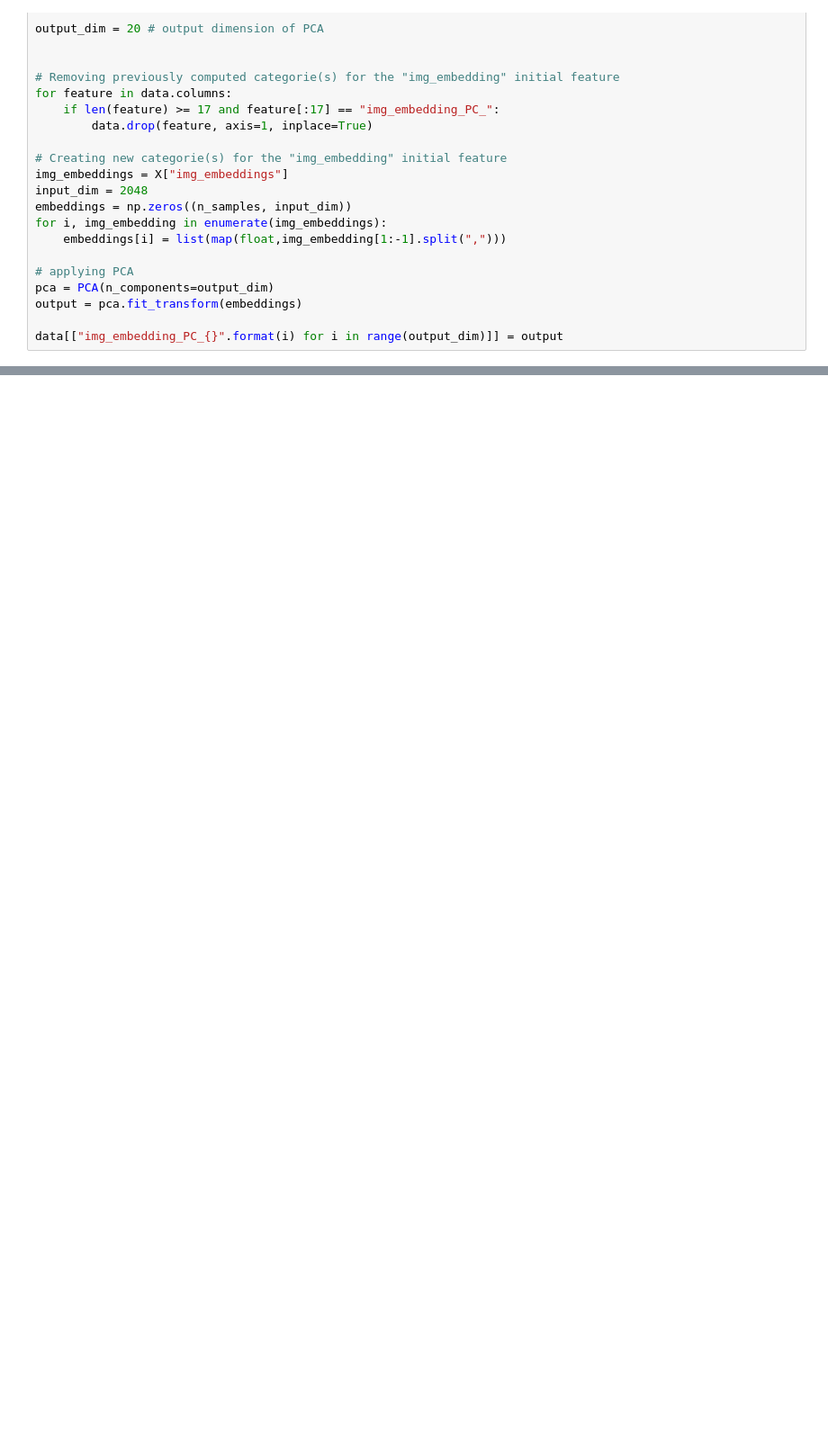
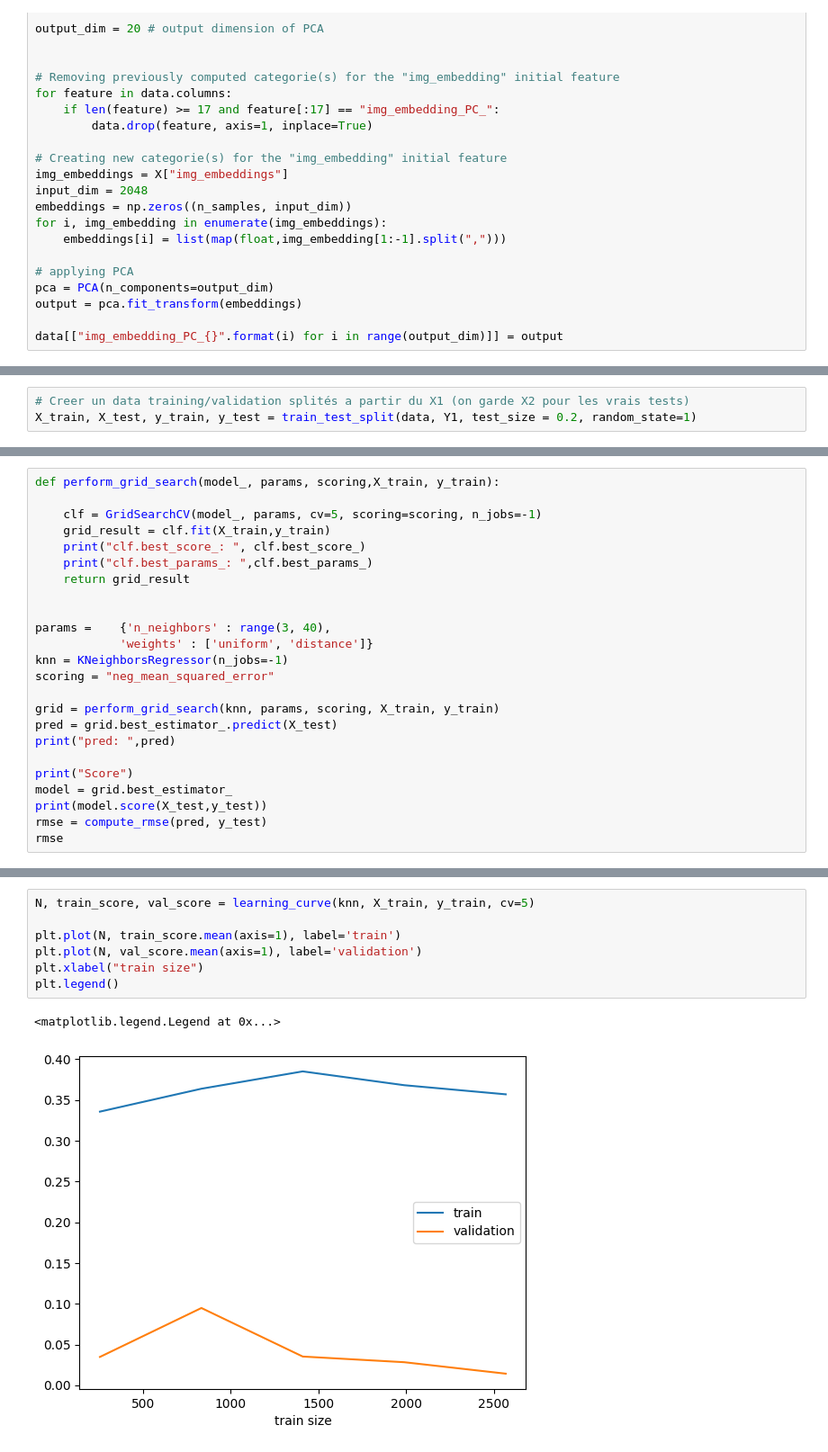
Before and after one commit to robinp12/Machine-Learning-Project-Predicting-a-film-s-gross-revenue, a Jupyter notebook: P1.ipynb, the cells around one changed output, grey strips where cells are left out. Shown: that part at 90% size. Saved outputs shown, nothing was run; the diff lists cells and outputs as text; blank space fills up the shorter version.

```diff
--- a/P1.ipynb
+++ b/P1.ipynb
@@ -245,0 +241,3 @@ print(data)
+# %%
+# Creer un data training/validation splités a partir du X1 (on garde X2 pour les vrais tests)
+X_train, X_test, y_train, y_test = train_test_split(data, Y1, test_size = 0.2, random_state=1)
@@ -245,0 +266,24 @@ print(data)
+# %%
+def perform_grid_search(model_, params, scoring,X_train, y_train):
+
+    clf = GridSearchCV(model_, params, cv=5, scoring=scoring, n_jobs=-1)
+    grid_result = clf.fit(X_train,y_train)
+    print("clf.best_score_: ", clf.best_score_)
+    print("clf.best_params_: ",clf.best_params_)
+    return grid_result
+
+
+params =    {'n_neighbors' : range(3, 40),
+            'weights' : ['uniform', 'distance']}
+knn = KNeighborsRegressor(n_jobs=-1)
+scoring = "neg_mean_squared_error"
+
+grid = perform_grid_search(knn, params, scoring, X_train, y_train)
+pred = grid.best_estimator_.predict(X_test)
+print("pred: ",pred)
+
+print("Score")
+model = grid.best_estimator_
+print(model.score(X_test,y_test))
+rmse = compute_rmse(pred, y_test)
+rmse
@@ -245,0 +309,10 @@ print(data)
+# %%
+N, train_score, val_score = learning_curve(knn, X_train, y_train, cv=5)
+
+plt.plot(N, train_score.mean(axis=1), label='train')
+plt.plot(N, val_score.mean(axis=1), label='validation')
+plt.xlabel("train size")
+plt.legend()
+# %% [output]
+<matplotlib.legend.Legend at 0x...>
+[figure, added]
```
Also changed, not shown: parts of 14 cells of this notebook.
